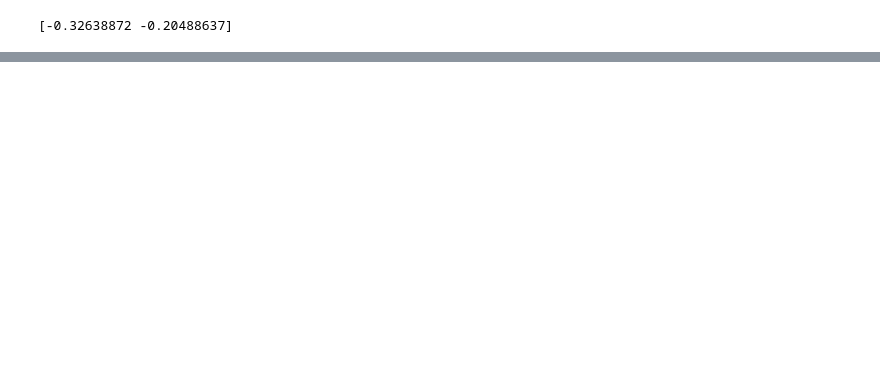
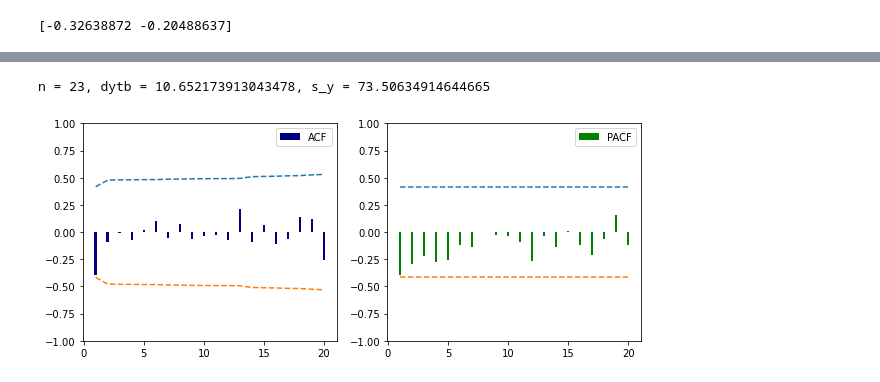
Before and after one commit to tranquocthien/Time-series-analysis, a Jupyter notebook: mo-hinh-ARIMA.ipynb, the cells around one changed output, grey strips where cells are left out. Saved outputs shown, nothing was run; the diff lists cells and outputs as text; code cells hidden in the pictures; blank space fills up the shorter version.

```diff
--- a/mo-hinh-ARIMA.ipynb
+++ b/mo-hinh-ARIMA.ipynb
@@ -728,0 +741,30 @@ NameError: name 'dd_m_y' is not defined
+# %%
+# THống kê mô tả cơ bản
+n = len(dy)
+dytb = dy.mean()
+s_dy = dy.std()
+print(f'n = {n}, dytb = {dytb}, s_y = {s_dy}')
+# %% [output]
+n = 23, dytb = 10.652173913043478, s_y = 73.50634914644665
+# %%
+K = 20
+ACF, se_ACF = sACF(dy,K)
+PACF, se_PACF = sPACF(dy,K)
+
+fig, ax = plt.subplots(1,2, figsize = (10,4))
+x = np.arange(1,K+1)
+ax[0].bar(x,ACF, color='navy', width= 0.2 , label="ACF")
+ax[0].plot(x, 2*se_ACF, linestyle='dashed')
+ax[0].plot(x,-2*se_ACF, linestyle='dashed')
+ax[0].set_ylim([-1,1])
+ax[0].legend()
+
+ax[1].bar(x,PACF, color='green', width= 0.2 , label="PACF")
+ax[1].plot(x, 2*se_PACF, linestyle='dashed')
+ax[1].plot(x,-2*se_PACF, linestyle='dashed')
+ax[1].set_ylim([-1,1])
+ax[1].legend()
+
+plt.show()
+# %% [output]
+[figure, added]
```
Also changed, not shown: parts of 15 cells of this notebook, 3 other files.
